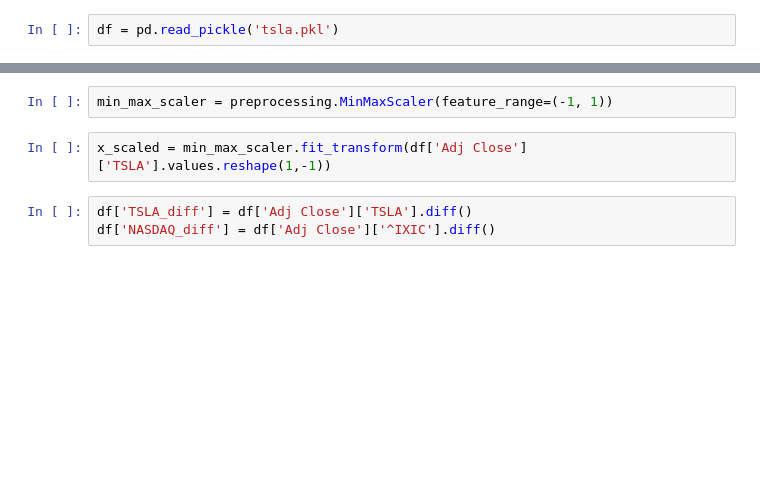
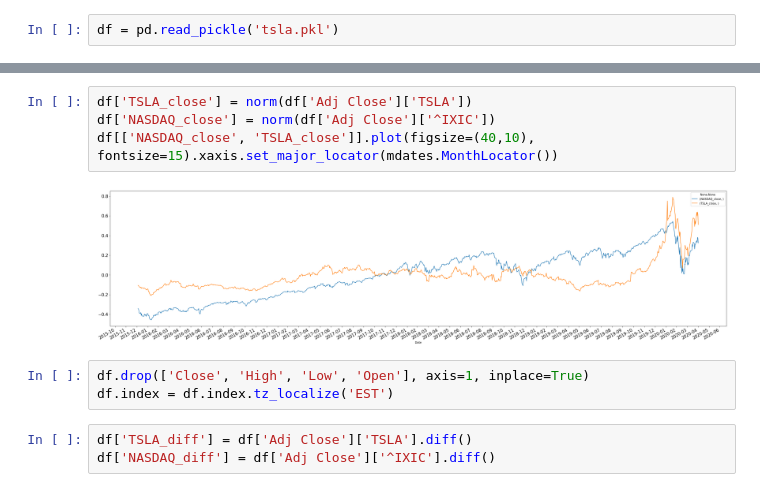
Before and after one commit to NuttySalmon/Elon-Musk-Tweets-VS-Tesla-Stock, a Jupyter notebook: stock.ipynb, the cells around one changed output, grey strips where cells are left out. Cells and saved outputs as stored; diff of their text form; blank space fills up the shorter version.

Commit message:
Implemented data processing with stock data.
Normalized data. Found "net" values.

```diff
--- a/stock.ipynb
+++ b/stock.ipynb
@@ -59,7 +63,12 @@ memory usage: 85.0 KB
-# %%
-min_max_scaler = preprocessing.MinMaxScaler(feature_range=(-1, 1))
-# %%
-x_scaled = min_max_scaler.fit_transform(df['Adj Close']['TSLA'].values.reshape(1,-1))
+# %%
+df['TSLA_close'] = norm(df['Adj Close']['TSLA'])
+df['NASDAQ_close'] = norm(df['Adj Close']['^IXIC'])
+df[['NASDAQ_close', 'TSLA_close']].plot(figsize=(40,10), fontsize=15).xaxis.set_major_locator(mdates.MonthLocator())
+# %% [output]
+[figure, added]
+# %%
+df.drop(['Close', 'High', 'Low', 'Open'], axis=1, inplace=True)
+df.index = df.index.tz_localize('EST')
 # %%
 df['TSLA_diff'] = df['Adj Close']['TSLA'].diff()
 df['NASDAQ_diff'] = df['Adj Close']['^IXIC'].diff()
```
Also changed, not shown: parts of 13 cells of this notebook.
